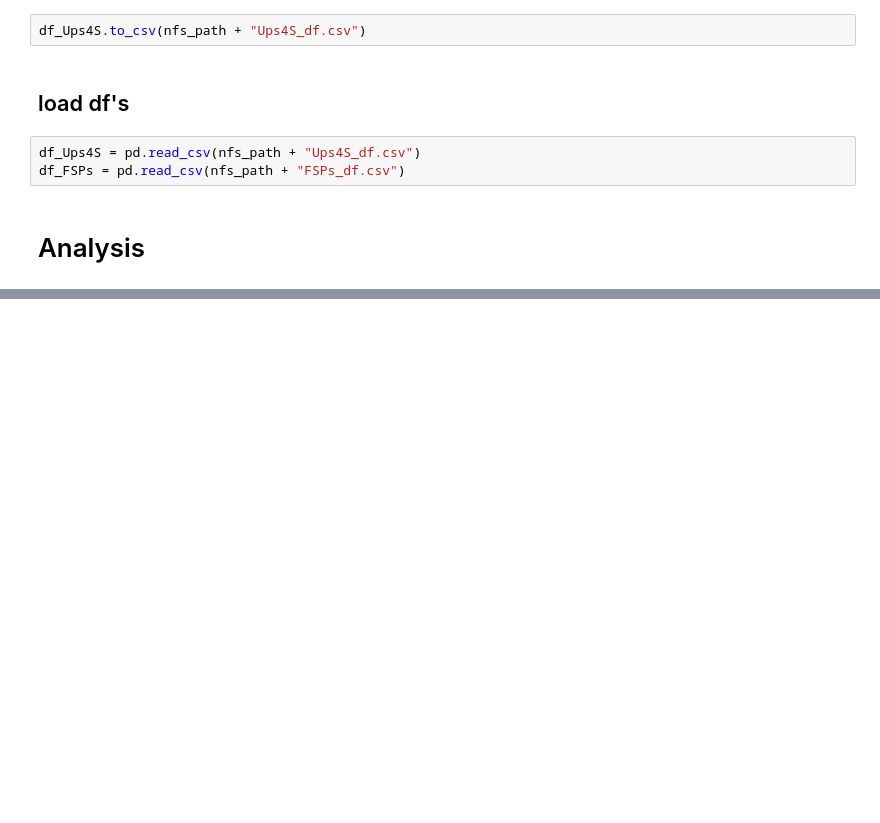
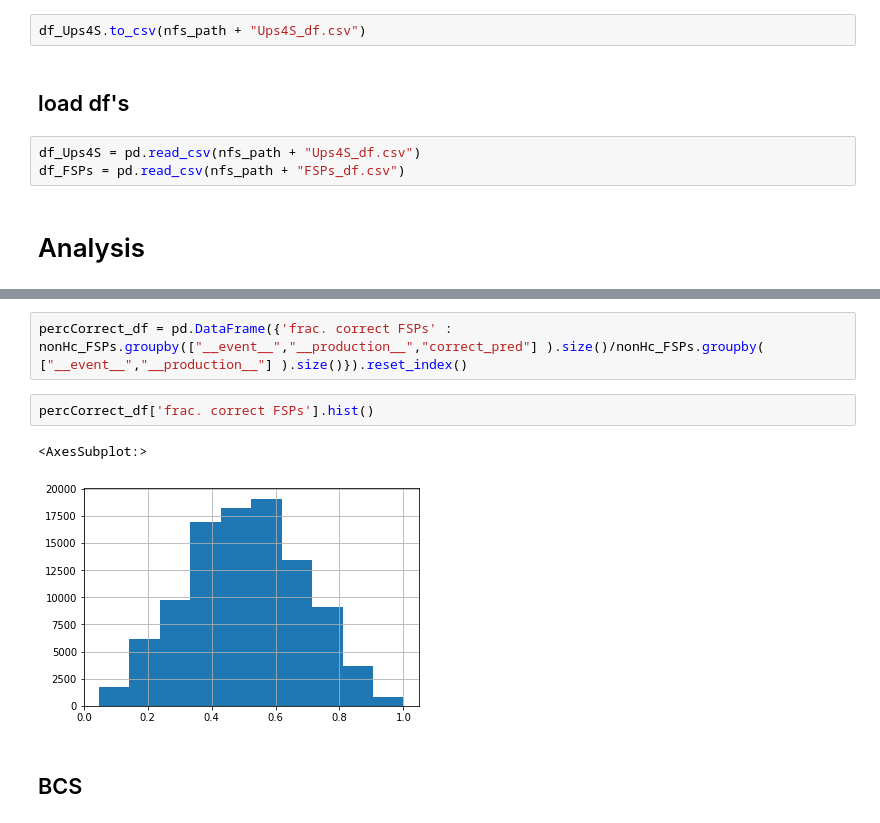
Before and after one commit to axelHeim/MCstudies, a Jupyter notebook: Dstlnu_Bt_generic/load_NN_to_basf2/productive_method/relatedAnalysis/analysis_onlineAppliedNAHS_NN.ipynb, the cells around one changed output, grey strips where cells are left out. Drawn from its saved outputs; the diff is of its cells as text; blank space fills up the shorter version.

```diff
--- a/Dstlnu_Bt_generic/load_NN_to_basf2/productive_method/relatedAnalysis/analysis_onlineAppliedNAHS_NN.ipynb
+++ b/Dstlnu_Bt_generic/load_NN_to_basf2/productive_method/relatedAnalysis/analysis_onlineAppliedNAHS_NN.ipynb
@@ -26,0 +180,9 @@ df_FSPs = pd.read_csv(nfs_path + "FSPs_df.csv")
+# %%
+percCorrect_df = pd.DataFrame({'frac. correct FSPs' : nonHc_FSPs.groupby(["__event__","__production__","correct_pred"] ).size()/nonHc_FSPs.groupby( ["__event__","__production__"] ).size()}).reset_index()
+# %%
+percCorrect_df['frac. correct FSPs'].hist()
+# %% [output]
+<AxesSubplot:>
+[figure, added]
+# %% [markdown]
+## BCS
```
Also changed, not shown: parts of 48 cells of this notebook.
